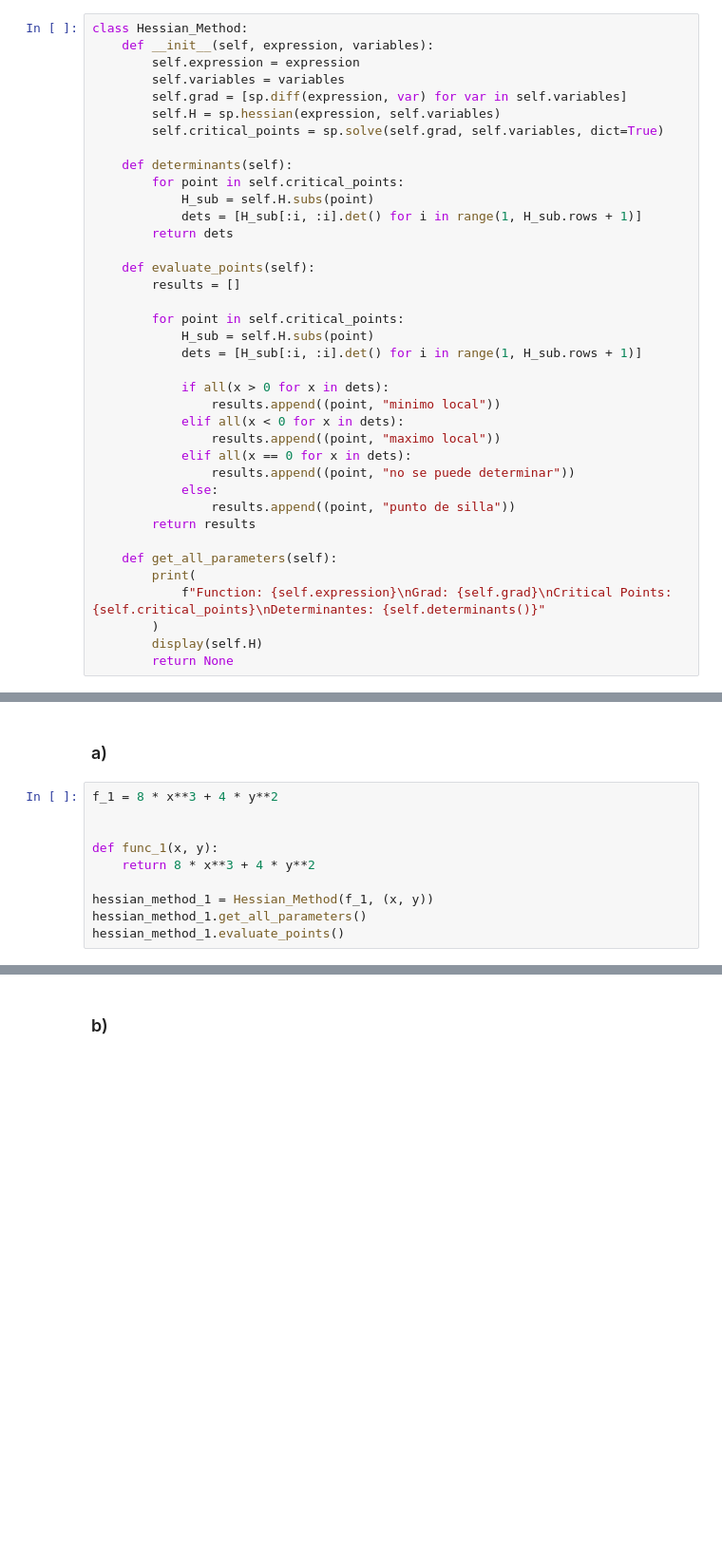
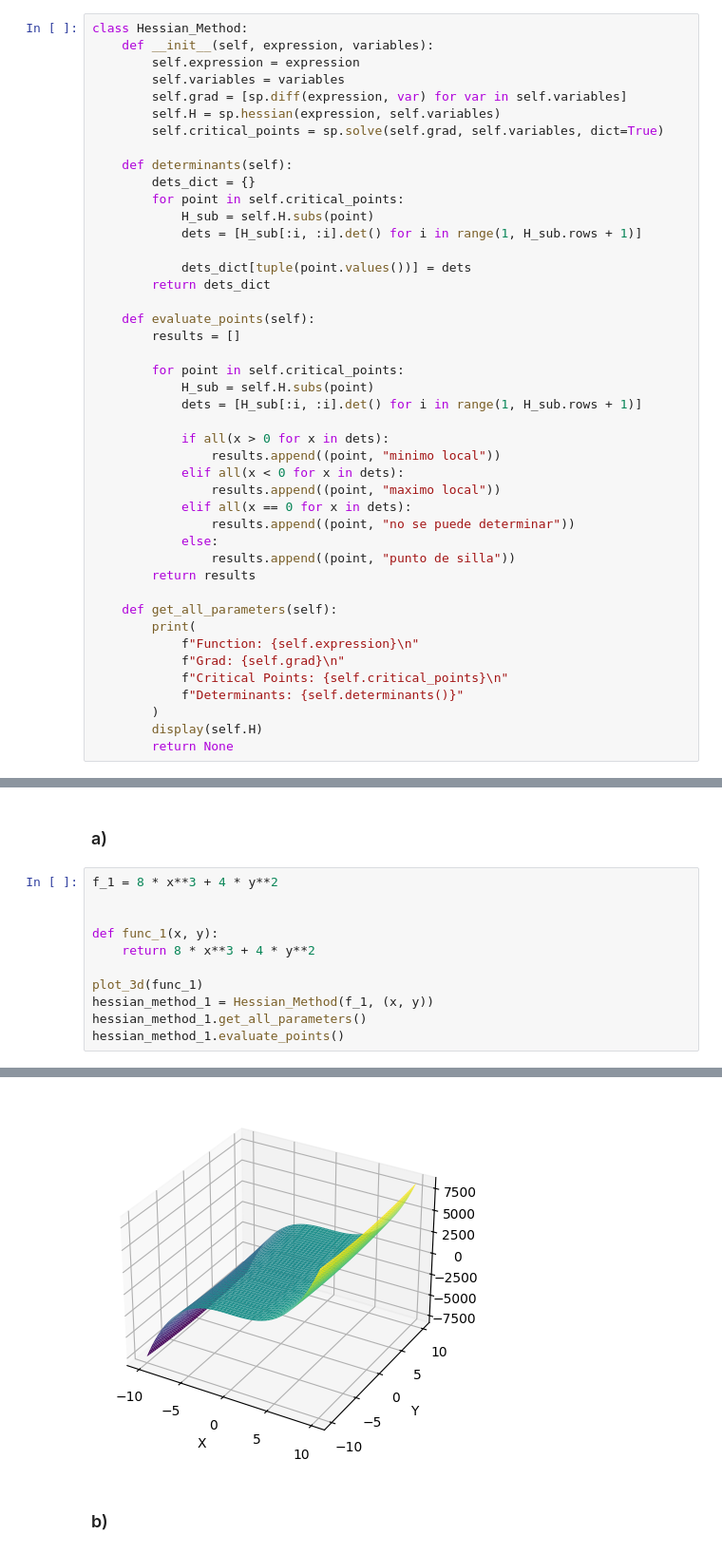
Before and after one commit to kkyouma/optimizacion, a Jupyter notebook: Prueba 1/guia-2.ipynb, the cells around one changed output, grey strips where cells are left out. Shown: that part at 95% size. Cells and saved outputs as stored; diff of their text form; blank space fills up the shorter version.

```diff
--- a/Prueba 1/guia-2.ipynb
+++ b/Prueba 1/guia-2.ipynb
@@ -18,10 +18,13 @@ class Hessian_Method:
         self.critical_points = sp.solve(self.grad, self.variables, dict=True)
 
     def determinants(self):
+        dets_dict = {}
         for point in self.critical_points:
             H_sub = self.H.subs(point)
             dets = [H_sub[:i, :i].det() for i in range(1, H_sub.rows + 1)]
-        return dets
+
+            dets_dict[tuple(point.values())] = dets
+        return dets_dict
 
     def evaluate_points(self):
         results = []
@@ -42,7 +45,10 @@ class Hessian_Method:
 
     def get_all_parameters(self):
         print(
-            f"Function: {self.expression}\nGrad: {self.grad}\nCritical Points: {self.critical_points}\nDeterminantes: {self.determinants()}"
+            f"Function: {self.expression}\n"
+            f"Grad: {self.grad}\n"
+            f"Critical Points: {self.critical_points}\n"
+            f"Determinants: {self.determinants()}"
         )
         display(self.H)
         return None
@@ -86,6 +91,7 @@ f_1 = 8 * x**3 + 4 * y**2
 def func_1(x, y):
     return 8 * x**3 + 4 * y**2
 
+plot_3d(func_1)
 hessian_method_1 = Hessian_Method(f_1, (x, y))
 hessian_method_1.get_all_parameters()
 hessian_method_1.evaluate_points()
@@ -97,5 +105,6 @@ Determinantes: [0, 0]
 $\displaystyle \left[\begin{matrix}48 x & 0\\0 & 8\end{matrix}\right]$
 [({x: 0, y: 0}, 'no se puede determinar')]
+[figure, added]
 # %% [markdown]
 ### b)
 # %%
```
Also changed, not shown: parts of 19 cells of this notebook.
